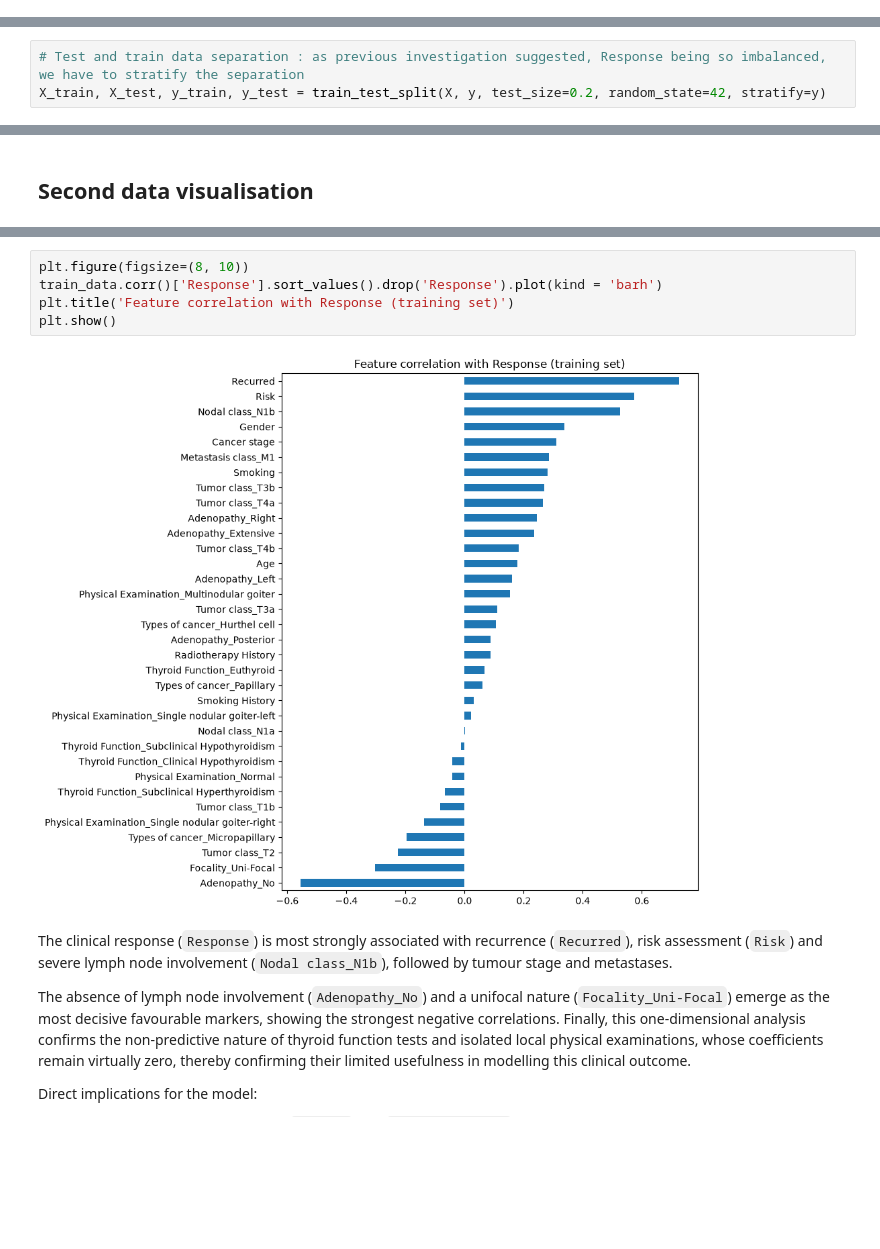
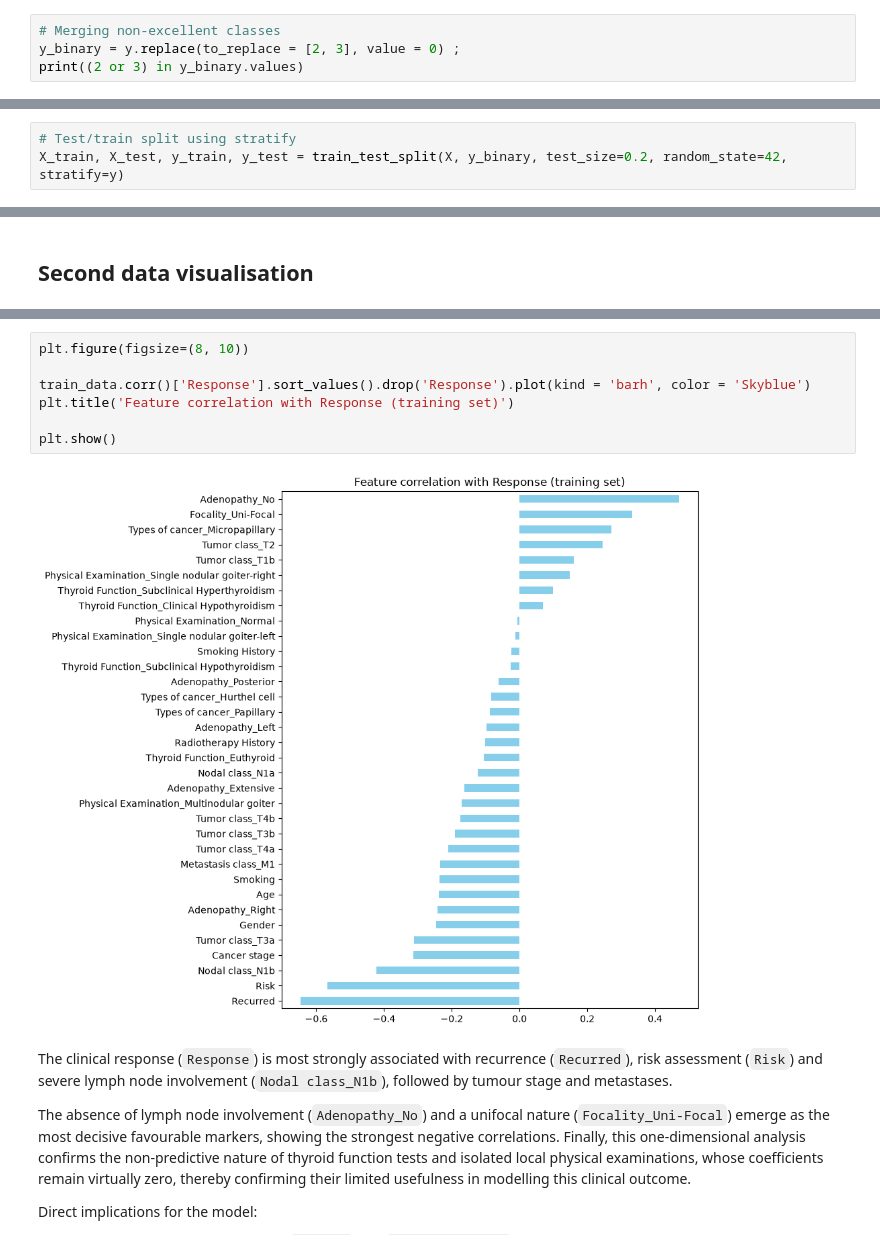
Before and after one commit to asdrz/thyroid-cancer-classification, a Jupyter notebook: main.ipynb, the cells around one changed output, grey strips where cells are left out. Drawn from its saved outputs; the diff is of its cells as text; blank space fills up the shorter version.

```diff
--- a/main.ipynb
+++ b/main.ipynb
@@ -195,3 +194,7 @@ These graphs have enabled us to gain a better understanding of the profile withi
 # X and Y separation
 X = df.drop(columns=['Response'])
 y = df['Response']
+# %%
+# Merging non-excellent classes
+y_binary = y.replace(to_replace = [2, 3], value = 0) ;
+print((2 or 3) in y_binary.values)
@@ -198,6 +203,6 @@ y = df['Response']
 # %%
-# Test and train data separation : as previous investigation suggested, Response being so imbalanced, we have to stratify the separation
-X_train, X_test, y_train, y_test = train_test_split(X, y, test_size=0.2, random_state=42, stratify=y)
+# Test/train split using stratify
+X_train, X_test, y_train, y_test = train_test_split(X, y_binary, test_size=0.2, random_state=42, stratify=y)
 # %%
 # Scaling
 std_scaler = StandardScaler()
@@ -219,10 +226,12 @@ plt.show()
 # %%
 plt.figure(figsize=(8, 10))
-train_data.corr()['Response'].sort_values().drop('Response').plot(kind = 'barh')
+
+train_data.corr()['Response'].sort_values().drop('Response').plot(kind = 'barh', color = 'Skyblue')
 plt.title('Feature correlation with Response (training set)')
+
 plt.show()
 # %% [output]
-[figure, old version]
+[figure, new version]
 # %% [markdown]
 The clinical response (``Response``) is most strongly associated with recurrence (``Recurred``), risk assessment (``Risk``) and severe lymph node involvement (``Nodal class_N1b``), followed by tumour stage and metastases.
 
```
Also changed, not shown: parts of 47 cells of this notebook.
